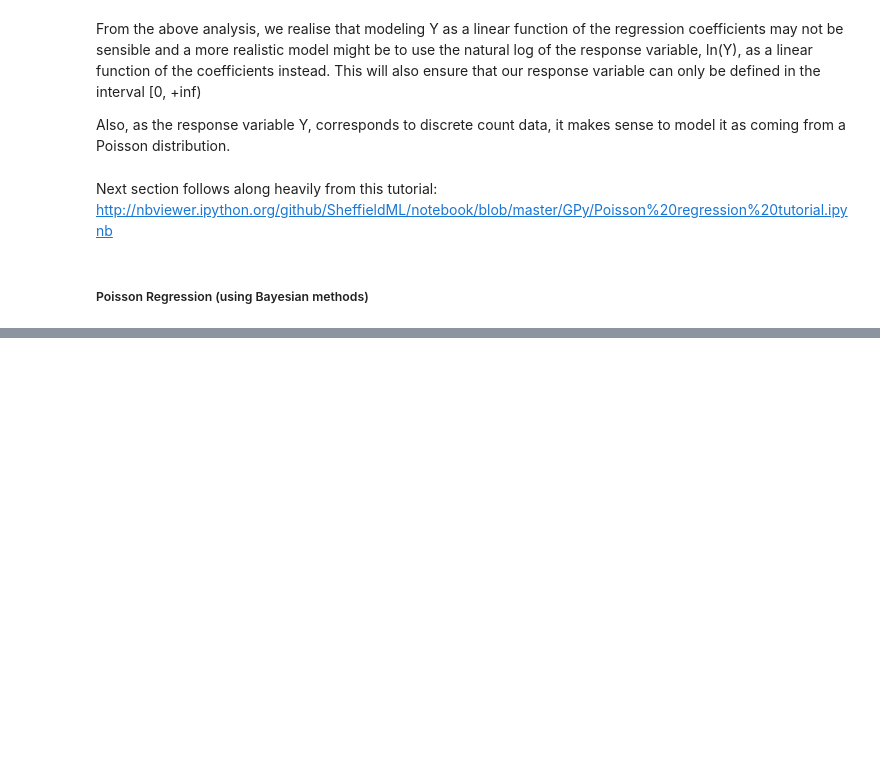
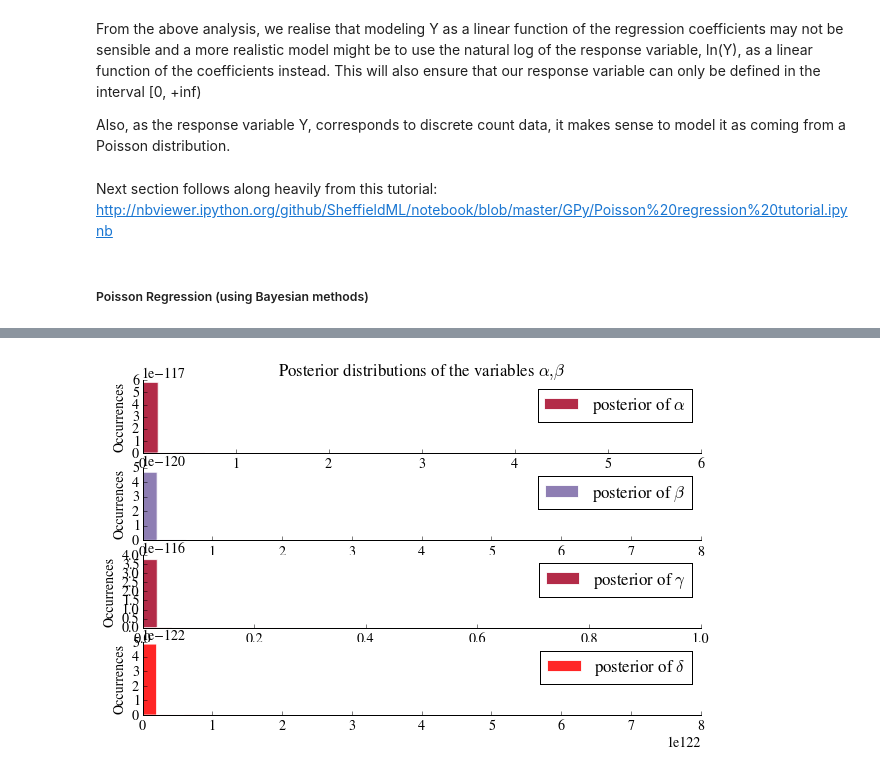
Before and after one commit to fraser-campbell/Machine-Learning-Projects, a Jupyter notebook: Bike Sharing/Bike Sharing.ipynb, the cells around one changed output, grey strips where cells are left out. Saved outputs shown, nothing was run; the diff lists cells and outputs as text; code cells hidden in the pictures; blank space fills up the shorter version.

```diff
--- a/Bike Sharing/Bike Sharing.ipynb
+++ b/Bike Sharing/Bike Sharing.ipynb
@@ -493,0 +554,40 @@ plt.legend(loc = "upper right");
+# %%
+alpha_samples = mcmc.trace('alpha')[:, None]  # best to make them 1d
+beta_samples = mcmc.trace('beta')[:, None]
+
+alpha_samples2 = mcmc2.trace('alpha')[:, None]  # best to make them 1d
+beta_samples2 = mcmc2.trace('beta')[:, None]
+gamma_samples2 = mcmc2.trace('gamma')[:, None]
+delta_samples2 = mcmc2.trace('delta')[:, None]
+
+# histograms of the samples:
+plt.subplot(411)
+plt.title(r"Posterior distributions of the variables $\alpha, \beta$")
+plt.ylabel("Occurrences")
+plt.hist(alpha_samples2, histtype='stepfilled', bins=35, alpha=0.85,
+         label=r"posterior of $\alpha$", color="#A60628", normed=True)
+plt.legend()
+remove_border()
+
+plt.subplot(412)
+plt.ylabel("Occurrences")
+plt.hist(beta_samples2, histtype='stepfilled', bins=35, alpha=0.85,
+         label=r"posterior of $\beta$", color="#7A68A6", normed=True)
+plt.legend()
+remove_border()
+
+plt.subplot(413)
+plt.ylabel("Occurrences")
+plt.hist(gamma_samples2, histtype='stepfilled', bins=35, alpha=0.85,
+         label=r"posterior of $\gamma$", color="#A60628", normed=True)
+plt.legend()
+remove_border()
+
+plt.subplot(414)
+plt.ylabel("Occurrences")
+plt.hist(delta_samples2, histtype='stepfilled', bins=35, alpha=0.85,
+         label=r"posterior of $\delta$", color="red", normed=True)
+plt.legend()
+remove_border()
+# %% [output]
+[figure, added]
```
Also changed, not shown: parts of 9 cells of this notebook.
